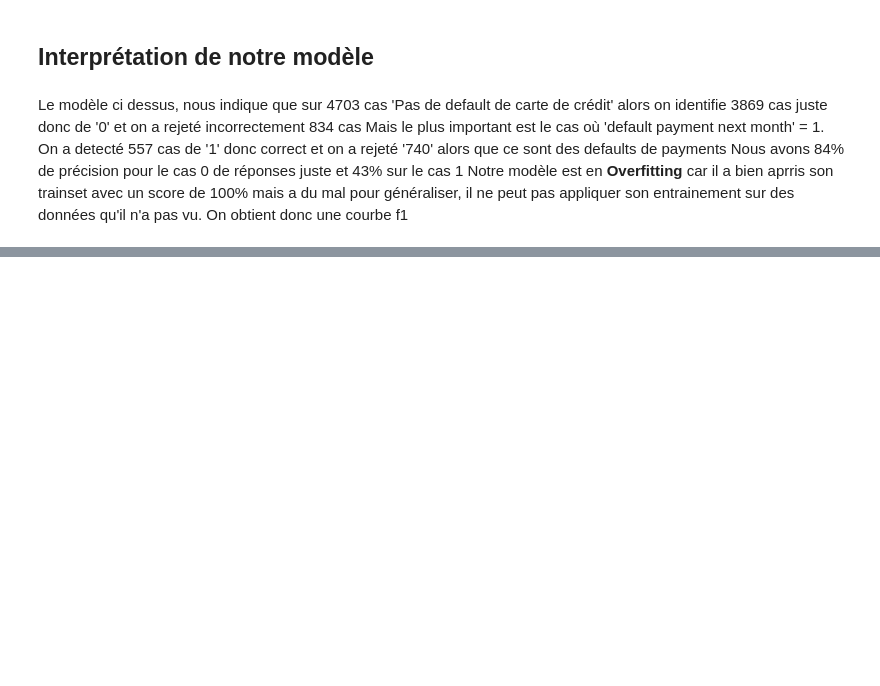
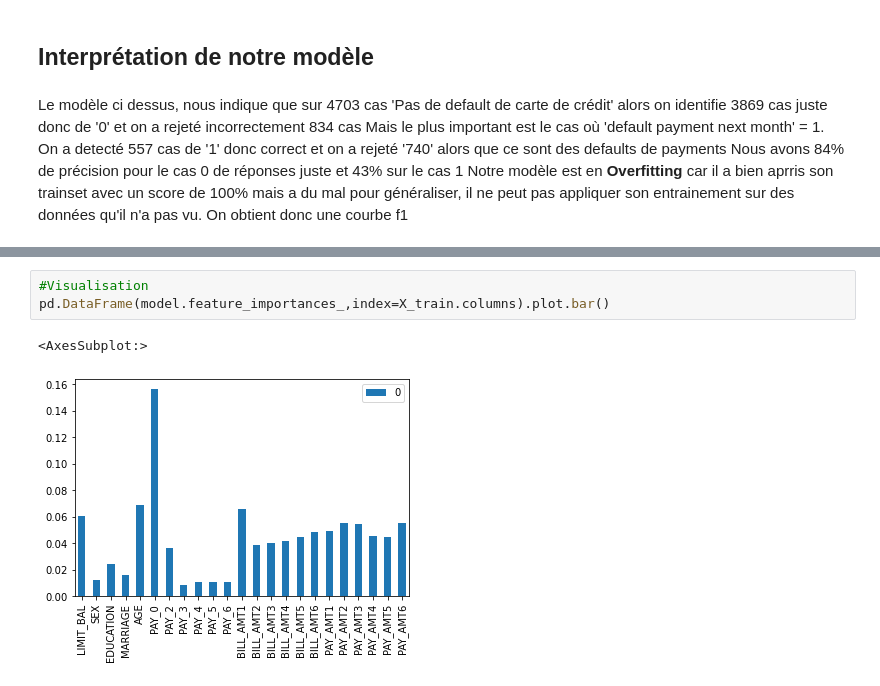
Before and after one commit to Bryan-Foxy/Default-Payment-Credit-Card, a Jupyter notebook: Pre-processing.ipynb, the cells around one changed output, grey strips where cells are left out. Drawn from its saved outputs; the diff is of its cells as text; blank space fills up the shorter version.

```diff
--- a/Pre-processing.ipynb
+++ b/Pre-processing.ipynb
@@ -114,0 +150,6 @@ Notre modèle est en <strong>Overfitting</strong> car il a bien aprris son train
+# %%
+#Visualisation
+pd.DataFrame(model.feature_importances_,index=X_train.columns).plot.bar()
+# %% [output]
+<AxesSubplot:>
+[figure, added]
```
Also changed, not shown: parts of 5 cells of this notebook.
